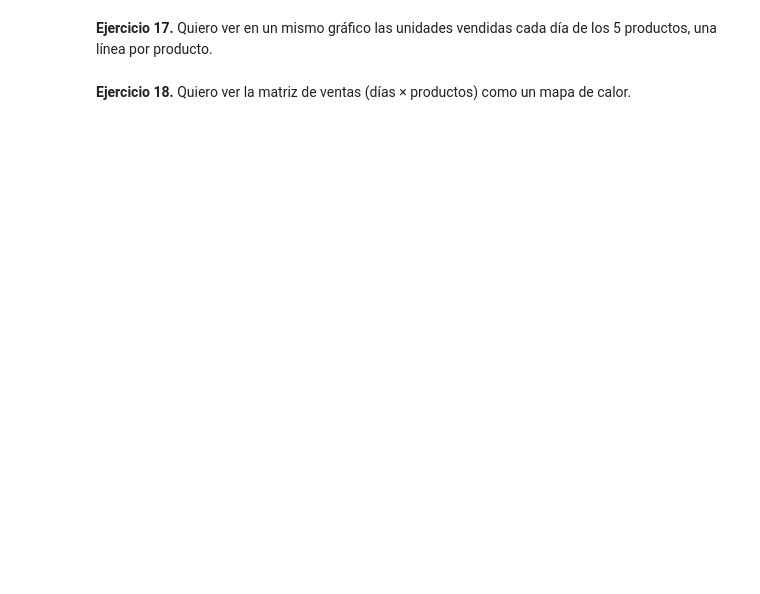
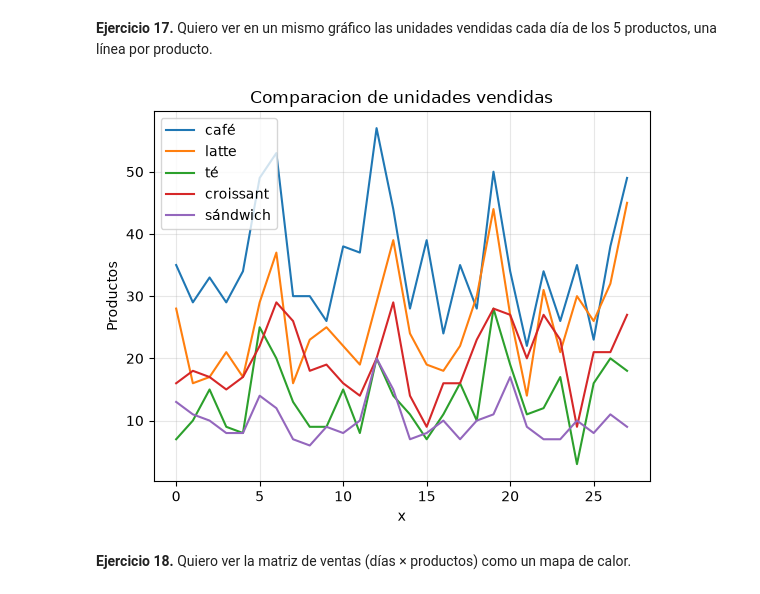
Before and after one commit to Flavs345009/ml-course, a Jupyter notebook: workspace/01_actividad_numpy_pandas.ipynb, the cells around one changed output. Cells and saved outputs as stored; diff of their text form; code cells hidden in the pictures; blank space fills up the shorter version.

```diff
--- a/workspace/01_actividad_numpy_pandas.ipynb
+++ b/workspace/01_actividad_numpy_pandas.ipynb
@@ -534,6 +805,18 @@ Todos tus gráficos deben tener **título**, **etiquetas en los ejes** y **leyen
 **Ejercicio 17.** Quiero ver en un mismo gráfico las unidades vendidas cada día de los 5 productos, una línea por producto.
 # %%
 # Tu código aquí
+fig, ax = plt.subplots()
+
+ax.plot(x, ventas, label=productos)
+ax.set_title("Comparacion de unidades vendidas")
+ax.set_xlabel("x")
+ax.set_ylabel("Productos")
+ax.legend()
+ax.grid(True, alpha=0.3)
+
+plt.show()
+# %% [output]
+[figure, added]
 # %% [markdown]
 **Ejercicio 18.** Quiero ver la matriz de ventas (días × productos) como un mapa de calor.
 # %%
```
Also changed, not shown: parts of 27 cells of this notebook, 1 other file.
